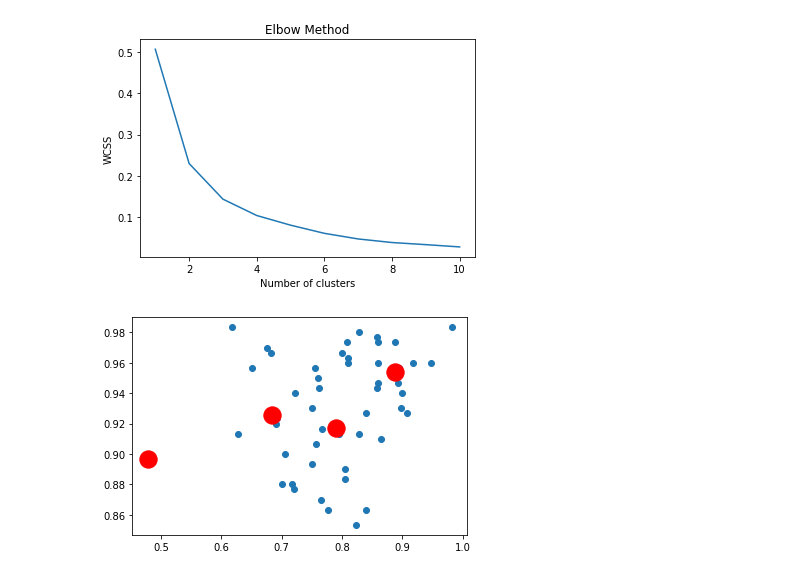
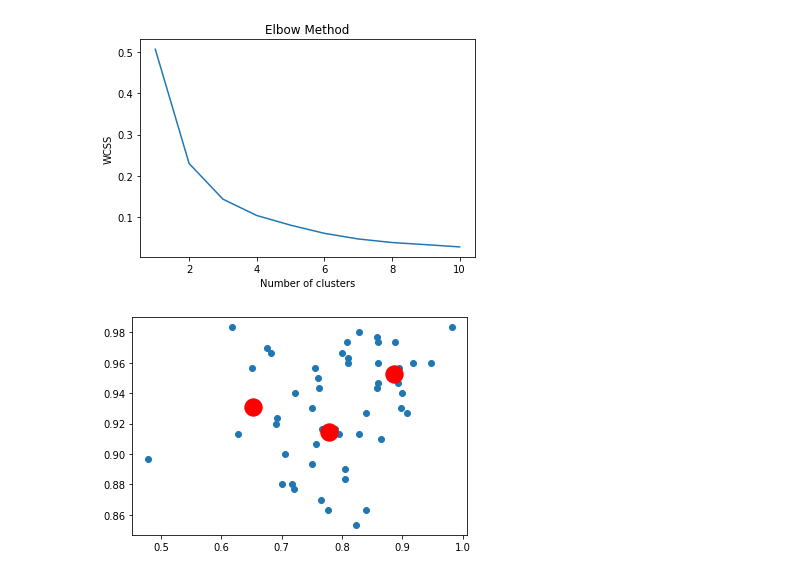
Before and after one commit to csharpshooter/EVA, a Jupyter notebook: A12/A12-B/A12-B.ipynb, the cells around one changed output. Saved outputs shown, nothing was run; the diff lists cells and outputs as text; code cells hidden in the pictures.

```diff
--- a/A12/A12-B/A12-B.ipynb
+++ b/A12/A12-B/A12-B.ipynb
@@ -143,12 +140,12 @@ plt.show()
 # %% [output]
 [figure]
 # %%
-# From above method we select k=4
+# From above method we select k=3
 
-kmeans = KMeans(n_clusters=4, init='k-means++', max_iter=500, n_init=10, random_state=0)
+kmeans = KMeans(n_clusters=3, init='k-means++', max_iter=500, n_init=10, random_state=0)
 pred_y = kmeans.fit_predict(X)
 plt.scatter(x=df_updated['bb_width_norm'],y=df_updated['bb_height_norm'])
 plt.scatter(kmeans.cluster_centers_[:, 0], kmeans.cluster_centers_[:, 1], s=300, c='red')
 plt.show()
 # %% [output]
-[figure, old version]
+[figure, new version]
```
Also changed, not shown: parts of 3 cells of this notebook.
